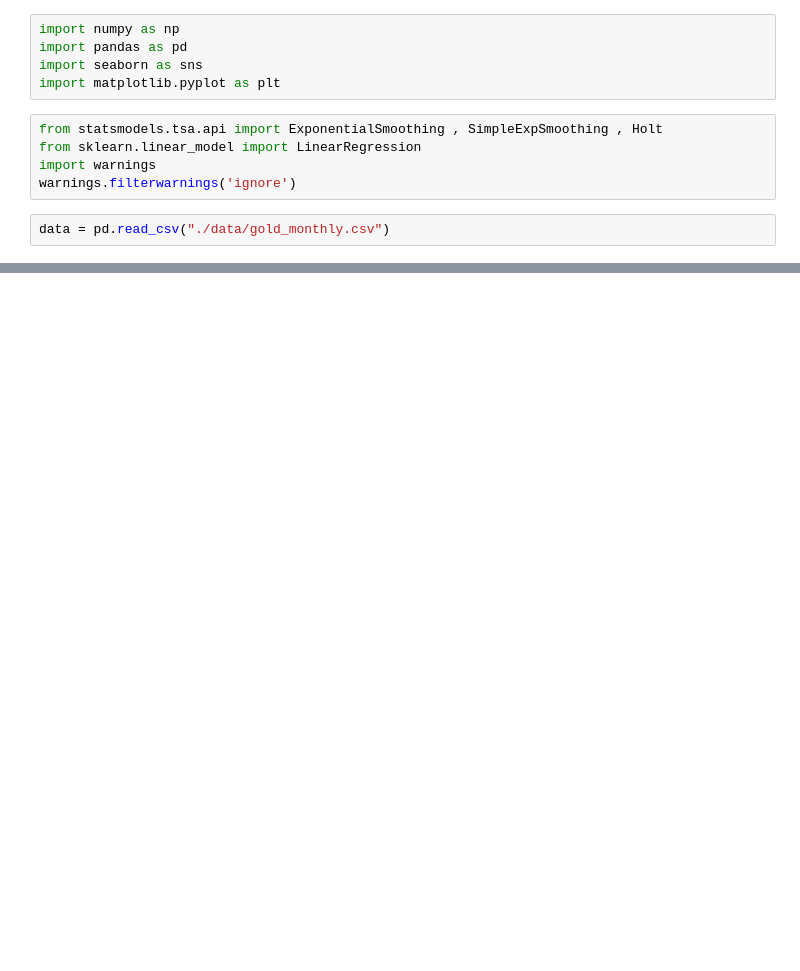
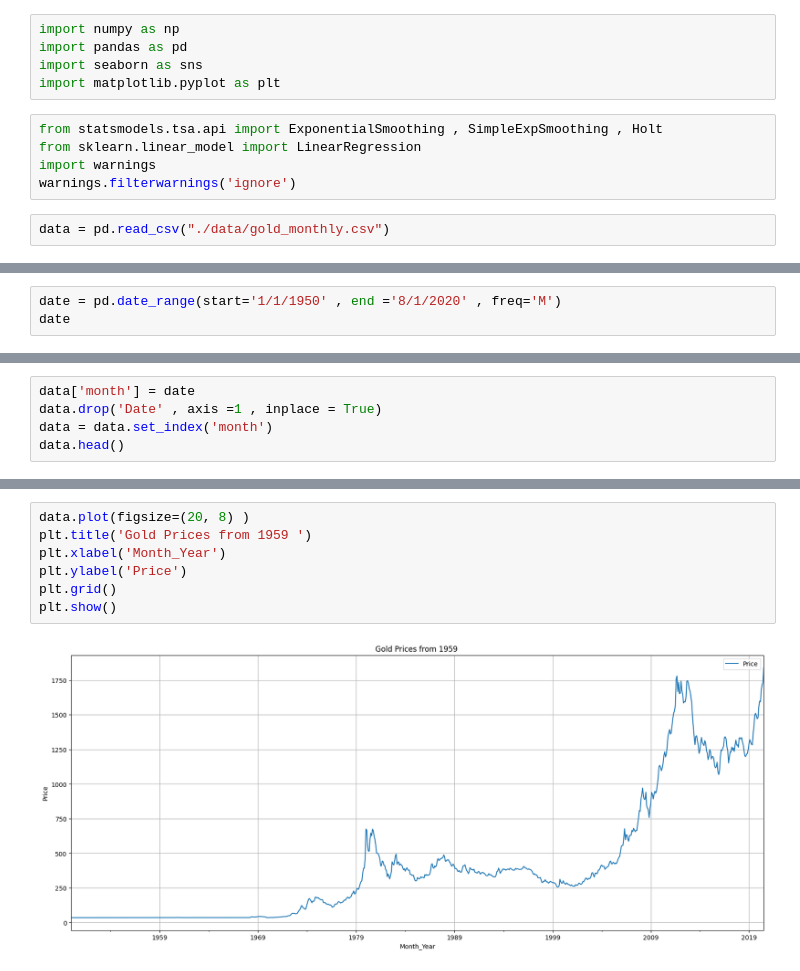
Before and after one commit to Omjade/TimeSeries-, a Jupyter notebook: timeseriesp.ipynb, the cells around one changed output, grey strips where cells are left out. Saved outputs shown, nothing was run; the diff lists cells and outputs as text; blank space fills up the shorter version.

```diff
--- a/timeseriesp.ipynb
+++ b/timeseriesp.ipynb
@@ -21,0 +61,3 @@ data.head
+# %%
+date = pd.date_range(start='1/1/1950' , end ='8/1/2020' , freq='M')
+date
@@ -21,0 +73,5 @@ data.head
+# %%
+data['month'] = date
+data.drop('Date' , axis =1 , inplace = True)
+data = data.set_index('month')
+data.head()
@@ -21,0 +86,9 @@ data.head
+# %%
+data.plot(figsize=(20, 8) )
+plt.title('Gold Prices from 1959 ')
+plt.xlabel('Month_Year')
+plt.ylabel('Price')
+plt.grid()
+plt.show()
+# %% [output]
+[figure, added]
```
Also changed, not shown: parts of 23 cells of this notebook.
